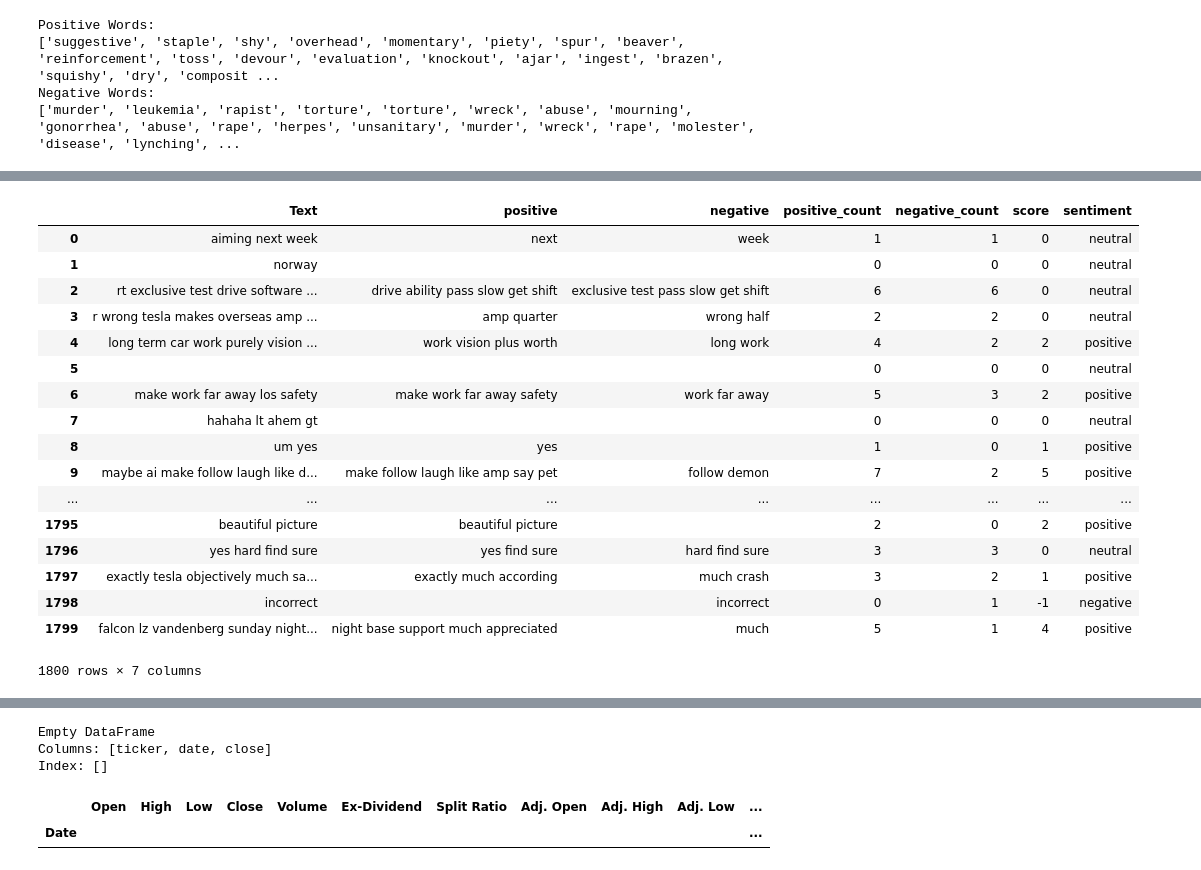
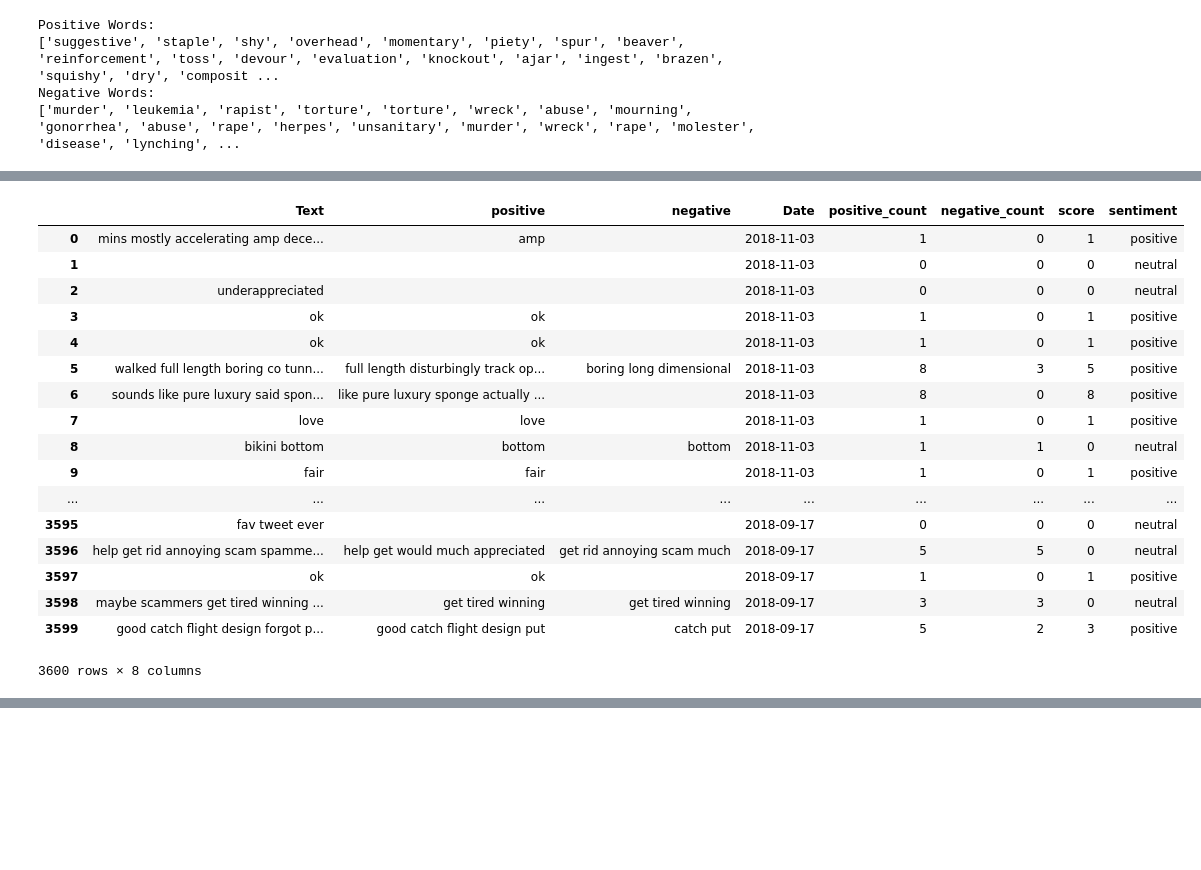
Before and after one commit to acwalkerca/Sentiment-Analysis-Project, a Jupyter notebook: Sentiment Analysis - Elon Musk.ipynb, the cells around one changed output, grey strips where cells are left out. Drawn from its saved outputs; the diff is of its cells as text; code cells hidden in the pictures; blank space fills up the shorter version.

```diff
--- a/Sentiment Analysis - Elon Musk.ipynb
+++ b/Sentiment Analysis - Elon Musk.ipynb
@@ -54,7 +52,7 @@ for target in target_elon:
     oldest_tweet = None
 
     #Loop through 5 pages from home feed (total 100 tweets)
-    for x in range (10):
+    for x in range (20):
 
         #Get all tweets from home feed
         public_tweets = api.user_timeline(target_elon, max_id = oldest_tweet)
@@ -229,3 +264,8 @@ Positive Words:
 ['suggestive', 'staple', 'shy', 'overhead', 'momentary', 'piety', 'spur', 'beaver', 'reinforcement', 'toss', 'devour', 'evaluation', 'knockout', 'ajar', 'ingest', 'brazen', 'squishy', 'dry', 'composit ...
 Negative Words:
 ['murder', 'leukemia', 'rapist', 'torture', 'torture', 'wreck', 'abuse', 'mourning', 'gonorrhea', 'abuse', 'rape', 'herpes', 'unsanitary', 'murder', 'wreck', 'rape', 'molester', 'disease', 'lynching', ...
+# %%
+renamed_df = tweets_df.rename(columns={"Date": "useless",
+                                        "formatted_date": "Date",
+                                        "score": "Score"})
+renamed_df.head()
@@ -232,50 +279,50 @@ Negative Words:
 # %%
 #Scoring tweets based on positive and negative words count
 def scoring_tweets(data_frame,text_column):
     data_frame["positive"] = data_frame[text_column].apply(lambda x:" ".join([i for i in x.split()
                                                                               if i in (positive_words_list)]))
     data_frame["negative"] = data_frame[text_column].apply(lambda x:" ".join([i for i in x.split()
                                                                               if i in (negative_words_list)]))
     #scoring
     data_frame["positive_count"] = data_frame["positive"].str.split().str.len()
     data_frame["negative_count"] = data_frame["negative"].str.split().str.len()
     data_frame["score"]    = data_frame["positive_count"] - data_frame["negative_count"]
 
     #create new feature sentiment :
     #+ve if score is +ve , #-ve if score is -ve , # neutral if score is 0
     def labeling(data_frame) :
         if data_frame["score"]   > 0  :
             return "positive"
         elif data_frame["score"] < 0  :
             return "negative"
         elif data_frame["score"] == 0 :
             return "neutral"
     data_frame["sentiment"] = data_frame.apply(lambda data_frame:labeling(data_frame),
                                                axis = 1)
 
     return data_frame
 
 #print(scoring_tweets)
-tweets_df  =  scoring_tweets(tweets_df,"Text")
-tweets_df[["Text","positive","negative","positive_count",
+scoring_tweets_df  =  scoring_tweets(renamed_df,"Text")
+scoring_tweets_df[["Text","positive","negative", "Date","positive_count",
               "negative_count","score","sentiment"]]
 # %% [output]
-|  | Text | positive | negative | positive_count | negative_count | score | sentiment |
-| 0 | aiming next week | next | week | 1 | 1 | 0 | neutral |
-| 1 | norway |  |  | 0 | 0 | 0 | neutral |
-| 2 | rt exclusive test drive software ... | drive ability pass slow get shift | exclusive test pass slow get shift | 6 | 6 | 0 | neutral |
-| 3 | r wrong tesla makes overseas amp ... | amp quarter | wrong half | 2 | 2 | 0 | neutral |
-| 4 | long term car work purely vision ... | work vision plus worth | long work | 4 | 2 | 2 | positive |
-| 5 |  |  |  | 0 | 0 | 0 | neutral |
-| 6 | make work far away los safety | make work far away safety | work far away | 5 | 3 | 2 | positive |
-| 7 | hahaha lt ahem gt |  |  | 0 | 0 | 0 | neutral |
-| 8 | um yes | yes |  | 1 | 0 | 1 | positive |
-| 9 | maybe ai make follow laugh like d... | make follow laugh like amp say pet | follow demon | 7 | 2 | 5 | positive |
-| ... | ... | ... | ... | ... | ... | ... | ... |
-| 1795 | beautiful picture | beautiful picture |  | 2 | 0 | 2 | positive |
-| 1796 | yes hard find sure | yes find sure | hard find sure | 3 | 3 | 0 | neutral |
-| 1797 | exactly tesla objectively much sa... | exactly much according | much crash | 3 | 2 | 1 | positive |
-| 1798 | incorrect |  | incorrect | 0 | 1 | -1 | negative |
-| 1799 | falcon lz vandenberg sunday night... | night base support much appreciated | much | 5 | 1 | 4 | positive |
+|  | Text | positive | negative | Date | positive_count | negative_count | score | sentiment |
+| 0 | mins mostly accelerating amp dece... | amp |  | 2018-11-03 | 1 | 0 | 1 | positive |
+| 1 |  |  |  | 2018-11-03 | 0 | 0 | 0 | neutral |
+| 2 | underappreciated |  |  | 2018-11-03 | 0 | 0 | 0 | neutral |
+| 3 | ok | ok |  | 2018-11-03 | 1 | 0 | 1 | positive |
+| 4 | ok | ok |  | 2018-11-03 | 1 | 0 | 1 | positive |
+| 5 | walked full length boring co tunn... | full length disturbingly track op... | boring long dimensional | 2018-11-03 | 8 | 3 | 5 | positive |
+| 6 | sounds like pure luxury said spon... | like pure luxury sponge actually ... |  | 2018-11-03 | 8 | 0 | 8 | positive |
+| 7 | love | love |  | 2018-11-03 | 1 | 0 | 1 | positive |
+| 8 | bikini bottom | bottom | bottom | 2018-11-03 | 1 | 1 | 0 | neutral |
+| 9 | fair | fair |  | 2018-11-03 | 1 | 0 | 1 | positive |
+| ... | ... | ... | ... | ... | ... | ... | ... | ... |
+| 3595 | fav tweet ever |  |  | 2018-09-17 | 0 | 0 | 0 | neutral |
+| 3596 | help get rid annoying scam spamme... | help get would much appreciated | get rid annoying scam much | 2018-09-17 | 5 | 5 | 0 | neutral |
+| 3597 | ok | ok |  | 2018-09-17 | 1 | 0 | 1 | positive |
+| 3598 | maybe scammers get tired winning ... | get tired winning | get tired winning | 2018-09-17 | 3 | 3 | 0 | neutral |
+| 3599 | good catch flight design forgot p... | good catch flight design put | catch put | 2018-09-17 | 5 | 2 | 3 | positive |
-1800 rows × 7 columns
+3600 rows × 8 columns
 # %%
@@ -317,16 +361,2 @@ apikey= "zskyLKm-iUFzeiivWVKG"
-# %%
-quandl.ApiConfig.api_key = apikey
-#mydata = quandl.get("WIKI/TSLA",start_date="2018-10-01",end_date="2018-11-01",qopts={"columns":['ticker','Close']},paginate=True)
-
-mydata =  quandl.get_table('WIKI/PRICES', qopts = { 'columns': ['ticker', 'date', 'close'] }, ticker = ['MSFT'], date = { 'gte': '2018-10-01', 'lte': '2018-11-01' })
-
-print(mydata)
-# %% [output]
-Empty DataFrame
-Columns: [ticker, date, close]
-Index: []
 # %%
-mydata.head()
+tweets_df.head()
-# %% [output]
-|  | Open | High | Low | Close | Volume | Ex-Dividend | Split Ratio | Adj. Open | Adj. High | Adj. Low | ... |
-| Date |  |  |  |  |  |  |  |  |  |  | ... |
```
Also changed, not shown: parts of 22 cells of this notebook, 6 other files.
